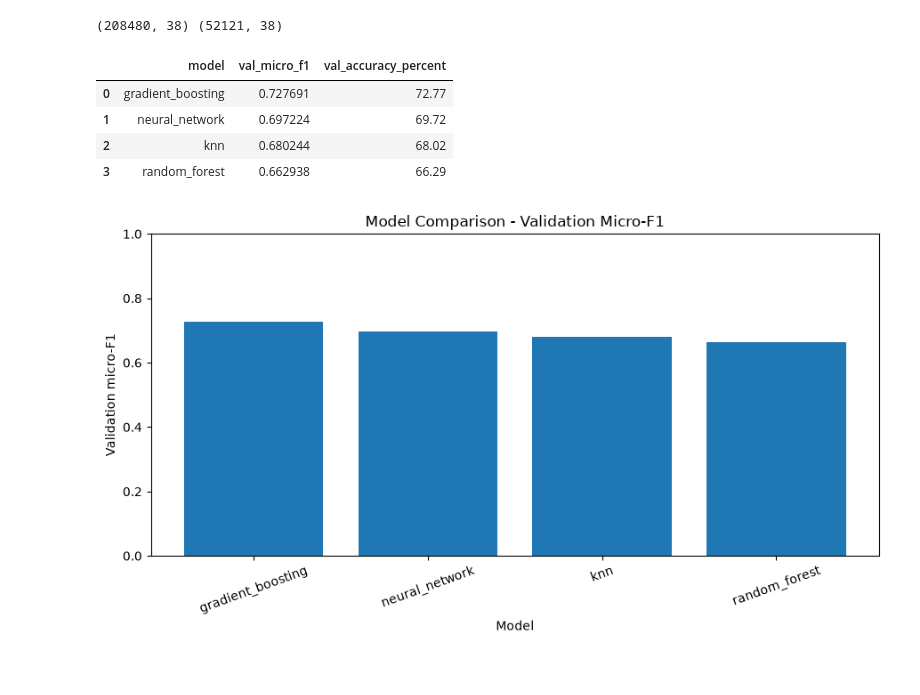
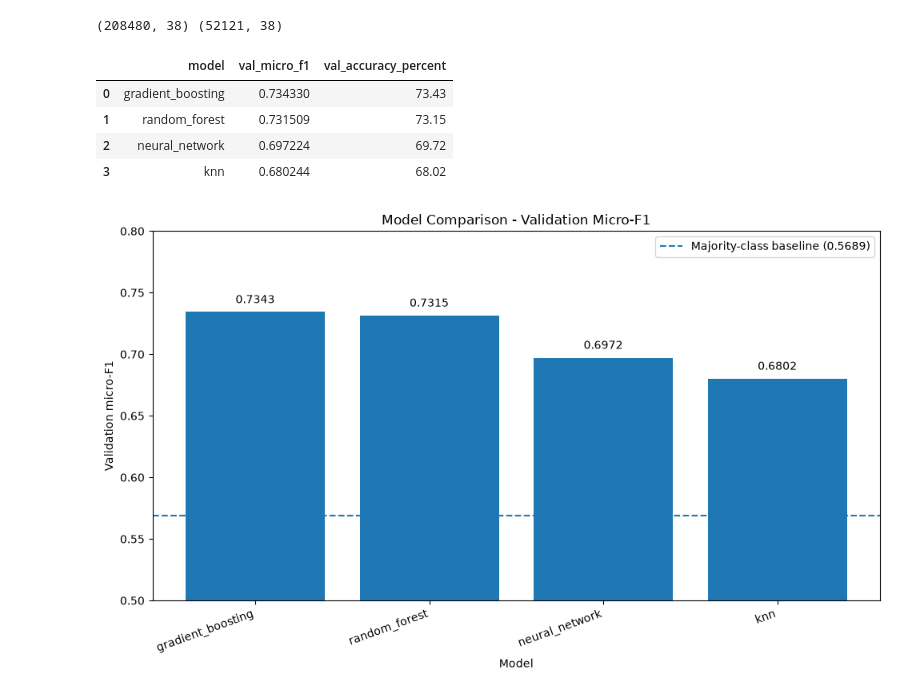
Before and after one commit to ayaanGH06/ML-Project-Earthquake-Damage, a Jupyter notebook: notebooks/06_model_comparison.ipynb, the cells around one changed output. Drawn from its saved outputs; the diff is of its cells as text; code cells hidden in the pictures.

Commit message:
Tune models and improve comparison analysis

```diff
--- a/notebooks/06_model_comparison.ipynb
+++ b/notebooks/06_model_comparison.ipynb
@@ -44,8 +44,9 @@ import pandas as pd
 import matplotlib.pyplot as plt
 
 metrics_dir = Path("results/metrics")
+figures_dir = Path("results/figures")
+figures_dir.mkdir(parents=True, exist_ok=True)
 
-# Read only the standard model metric files
 model_files = [
     "knn.json",
     "random_forest.json",
@@ -54,48 +55,73 @@ model_files = [
 ]
 
 results = []
+
 for filename in model_files:
     file = metrics_dir / filename
     if file.exists():
         with open(file, "r") as f:
             results.append(json.load(f))
+    else:
+        print(f"Warning: {filename} not found.")
 
 comparison_df = pd.DataFrame(results)
 
 if comparison_df.empty:
     print("No saved model metrics found yet.")
 else:
     comparison_df = comparison_df.sort_values(
         "val_micro_f1", ascending=False
     ).reset_index(drop=True)
 
     comparison_df["val_accuracy_percent"] = (
         comparison_df["val_micro_f1"] * 100
     ).round(2)
 
     display(comparison_df)
 
-    plt.figure(figsize=(9, 5))
-    plt.bar(
+    # Validation micro-F1 comparison
+    baseline_score = 0.5689
+
+    plt.figure(figsize=(10, 6))
+    bars = plt.bar(
         comparison_df["model"].astype(str),
         comparison_df["val_micro_f1"]
     )
+
+    plt.axhline(
+        y=baseline_score,
+        linestyle="--",
+        linewidth=1.5,
+        label=f"Majority-class baseline ({baseline_score:.4f})"
+    )
+
     plt.ylabel("Validation micro-F1")
     plt.xlabel("Model")
     plt.title("Model Comparison - Validation Micro-F1")
-    plt.ylim(0, 1)
-    plt.xticks(rotation=20)
+    plt.ylim(0.50, 0.80)
+    plt.xticks(rotation=20, ha="right")
+    plt.legend()
+
+    for bar, score in zip(bars, comparison_df["val_micro_f1"]):
+        plt.text(
+            bar.get_x() + bar.get_width() / 2,
+            score + 0.005,
+            f"{score:.4f}",
+            ha="center",
+            va="bottom"
+        )
+
     plt.tight_layout()
     plt.savefig(
-        "results/figures/model_comparison.png",
+        figures_dir / "model_comparison.png",
         dpi=150,
         bbox_inches="tight"
     )
     plt.show()
 # %% [output]
 |  | model | val_micro_f1 | val_accuracy_percent |
-| 0 | gradient_boosting | 0.727691 | 72.77 |
-| 1 | neural_network | 0.697224 | 69.72 |
-| 2 | knn | 0.680244 | 68.02 |
-| 3 | random_forest | 0.662938 | 66.29 |
+| 0 | gradient_boosting | 0.734330 | 73.43 |
+| 1 | random_forest | 0.731509 | 73.15 |
+| 2 | neural_network | 0.697224 | 69.72 |
+| 3 | knn | 0.680244 | 68.02 |
-[figure, old version]
+[figure, new version]
```
Also changed, not shown: parts of 4 cells of this notebook, 11 other files.
